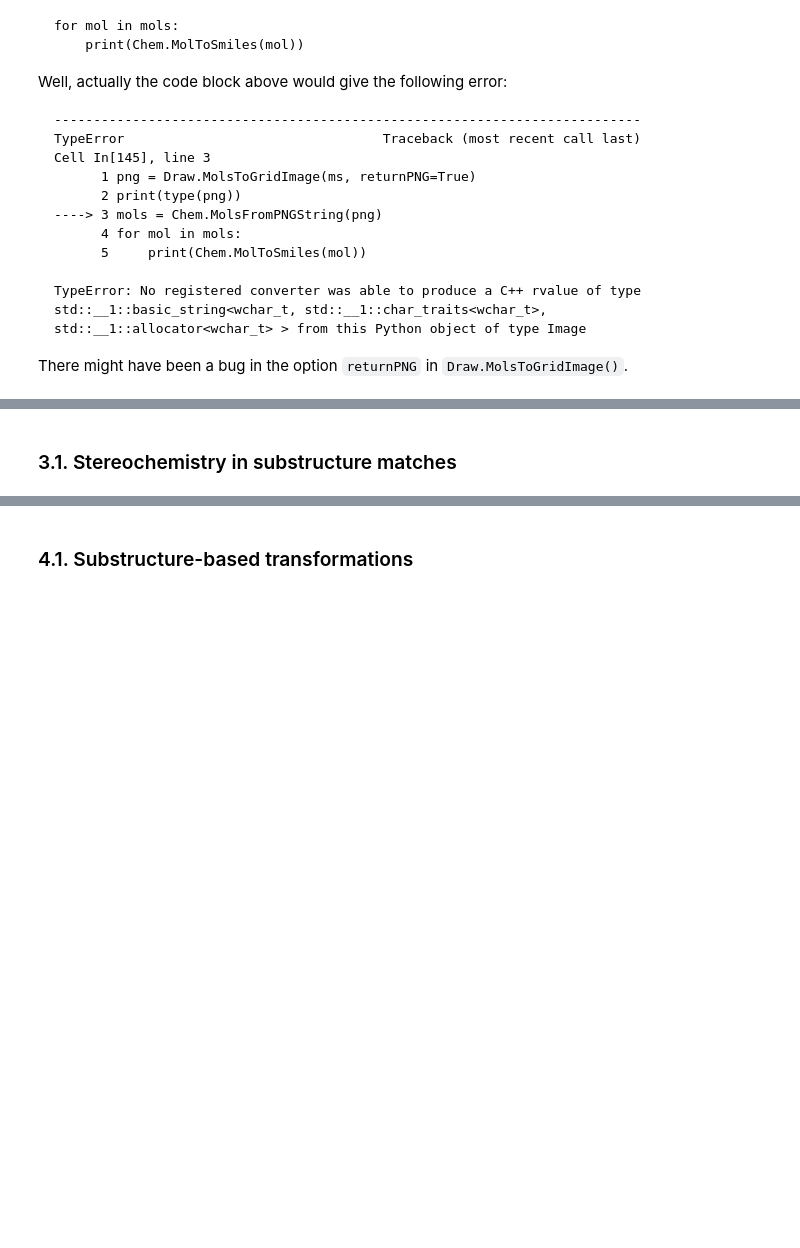
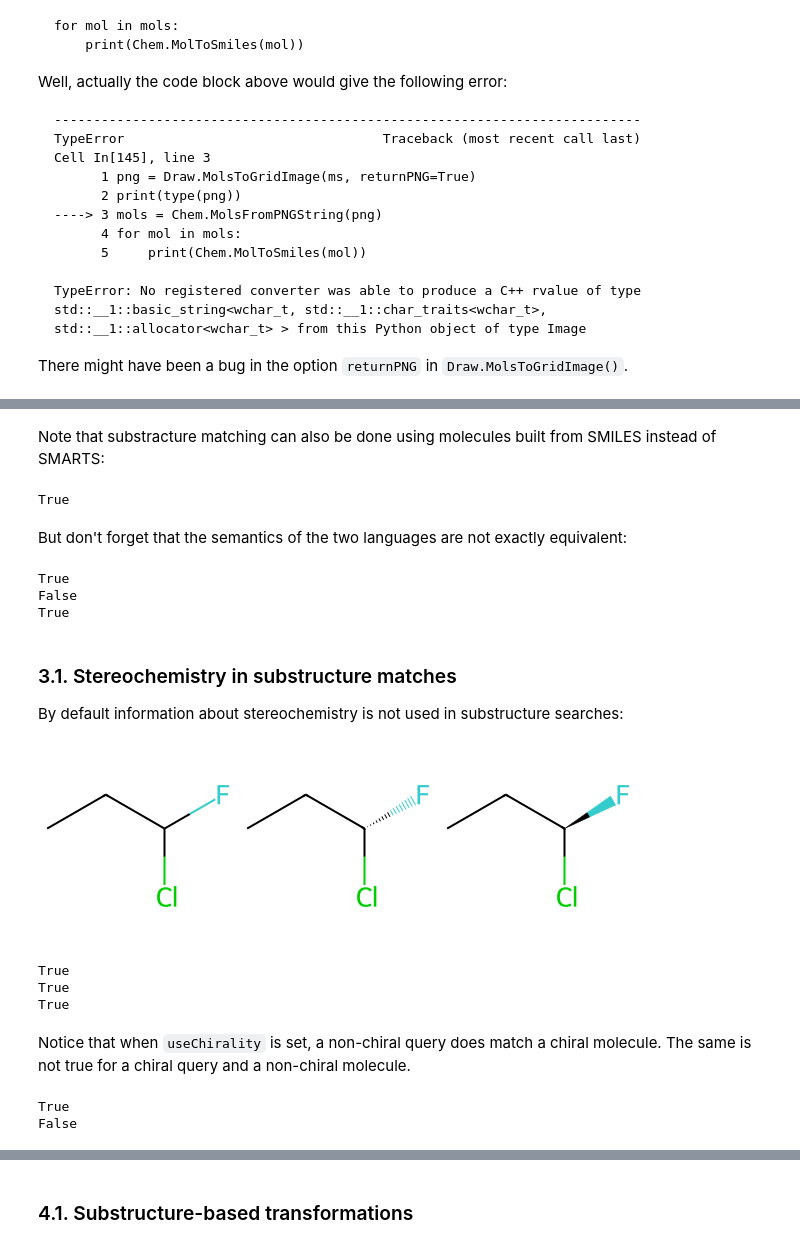
Before and after one commit to wehs7661/demos_hub, a Jupyter notebook: notebooks/RDKit.ipynb, the cells around one changed output, grey strips where cells are left out. Drawn from its saved outputs; the diff is of its cells as text; code cells hidden in the pictures; blank space fills up the shorter version.

```diff
--- a/notebooks/RDKit.ipynb
+++ b/notebooks/RDKit.ipynb
@@ -760,4 +795,48 @@ There might have been a bug in the option `returnPNG` in `Draw.MolsToGridImage()
+# %% [markdown]
+Note that substracture matching can also be done using molecules built from SMILES instead of SMARTS:
+# %%
+m = Chem.MolFromSmiles('C1=CC=CC=C1OC')
+m.HasSubstructMatch(Chem.MolFromSmiles('CO'))
+# %% [output]
+True
+# %% [markdown]
+But don't forget that the semantics of the two languages are not exactly equivalent:
+# %%
+print(m.HasSubstructMatch(Chem.MolFromSmiles('COC')))
+print(m.HasSubstructMatch(Chem.MolFromSmarts('COC')))
+print(m.HasSubstructMatch(Chem.MolFromSmarts('COc')))  # <- need an aromatic C
+# %% [output]
+True
+False
+True
 # %% [markdown]
 ### 3.1. Stereochemistry in substructure matches
+By default information about stereochemistry is not used in substructure searches:
+# %%
+m1 = Chem.MolFromSmiles('CCC(Cl)F')  # not showing stereochemistry
+m2 = Chem.MolFromSmiles('CC[C@H](F)Cl')
+m3 = Chem.MolFromSmiles('CC[C@@H](F)Cl')
+
+Draw.MolsToGridImage([m1, m2, m3])
+# %% [output]
+[figure, added]
+# %%
+# Here we focus on m2 ('CC[C@H](F)Cl')
+print(m2.HasSubstructMatch(Chem.MolFromSmarts('C[C@H](F)Cl')))
+print(m2.HasSubstructMatch(Chem.MolFromSmarts('C[C@@H](F)Cl')))
+print(m2.HasSubstructMatch(Chem.MolFromSmiles('CC(F)Cl'), useChirality=True))
+# %% [output]
+True
+True
+True
+# %% [markdown]
+Notice that when `useChirality` is set, a non-chiral query does match a chiral molecule. The same is not true for a chiral query and a non-chiral molecule.
+# %%
+print(m.HasSubstructMatch(Chem.MolFromSmarts('CC(F)Cl')))
+m2 = Chem.MolFromSmiles('CCC(F)Cl')
+print(m2.HasSubstructMatch(Chem.MolFromSmarts('C[C@H](F)Cl'), useChirality=True))
+# %% [output]
+True
+False
 # %% [markdown]
 ### 3.2. Atom map indices in SMARTS
```
Also changed, not shown: parts of 48 cells of this notebook, 1 other file.
